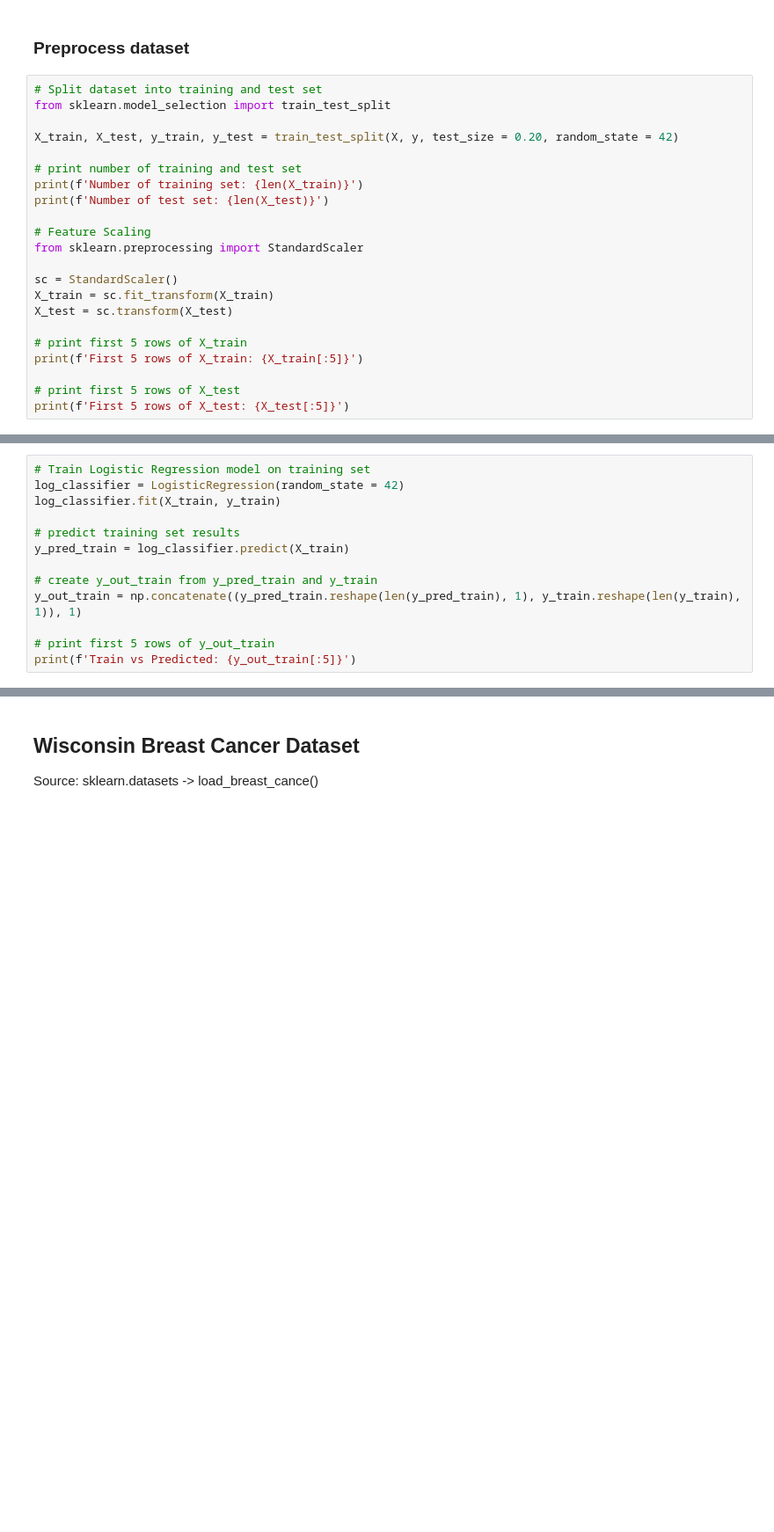
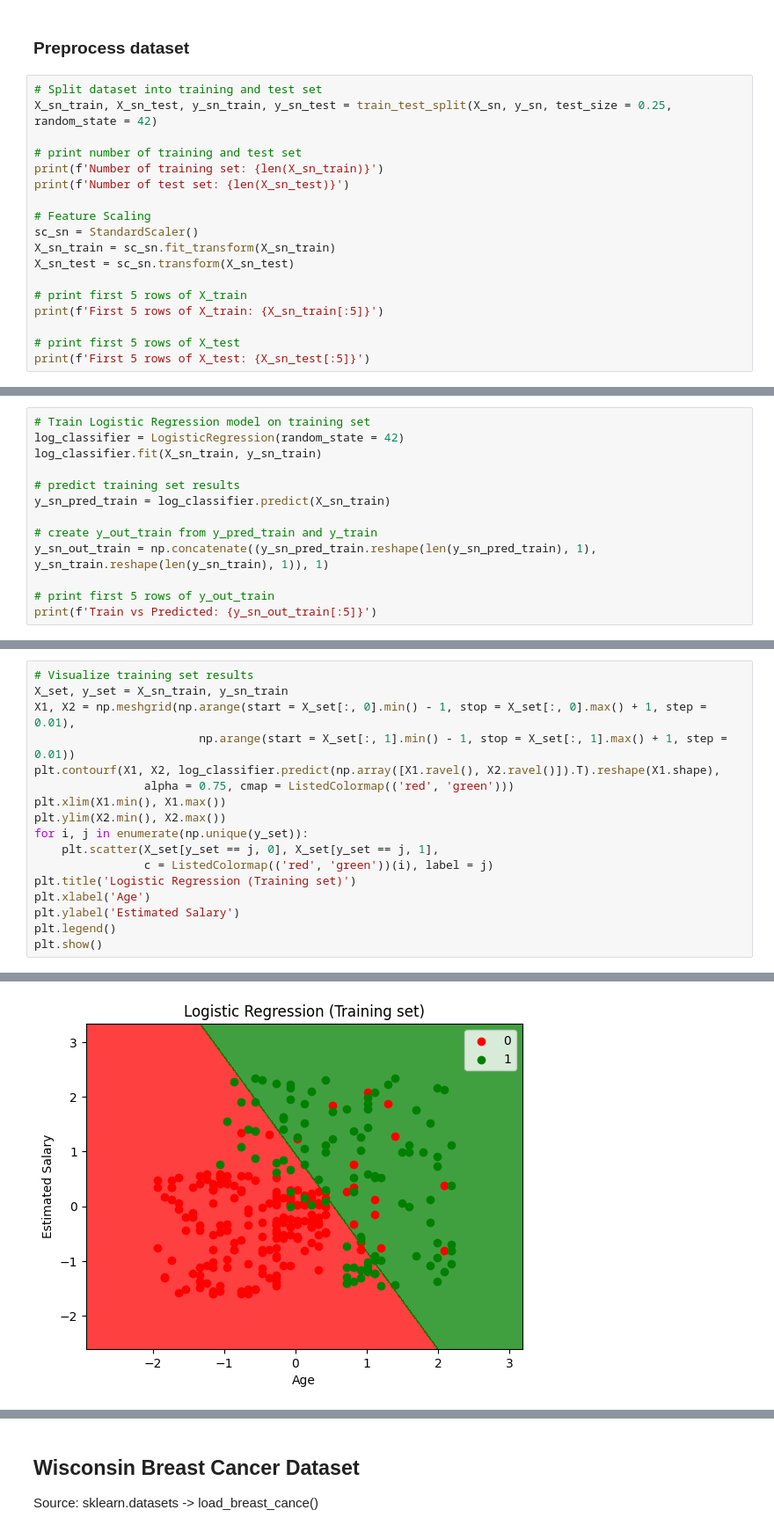
Before and after one commit to mohikhsan/learnml, a Jupyter notebook: classification/logistic_regression.ipynb, the cells around one changed output, grey strips where cells are left out. Shown: that part at 88% size. Saved outputs shown, nothing was run; the diff lists cells and outputs as text; blank space fills up the shorter version.

```diff
--- a/classification/logistic_regression.ipynb
+++ b/classification/logistic_regression.ipynb
@@ -59,24 +66,20 @@ plt.show()
 ### Preprocess dataset
 # %%
 # Split dataset into training and test set
-from sklearn.model_selection import train_test_split
-
-X_train, X_test, y_train, y_test = train_test_split(X, y, test_size = 0.20, random_state = 42)
+X_sn_train, X_sn_test, y_sn_train, y_sn_test = train_test_split(X_sn, y_sn, test_size = 0.25, random_state = 42)
 
 # print number of training and test set
-print(f'Number of training set: {len(X_train)}')
-print(f'Number of test set: {len(X_test)}')
+print(f'Number of training set: {len(X_sn_train)}')
+print(f'Number of test set: {len(X_sn_test)}')
 
 # Feature Scaling
-from sklearn.preprocessing import StandardScaler
-
-sc = StandardScaler()
-X_train = sc.fit_transform(X_train)
-X_test = sc.transform(X_test)
+sc_sn = StandardScaler()
+X_sn_train = sc_sn.fit_transform(X_sn_train)
+X_sn_test = sc_sn.transform(X_sn_test)
 
 # print first 5 rows of X_train
-print(f'First 5 rows of X_train: {X_train[:5]}')
+print(f'First 5 rows of X_train: {X_sn_train[:5]}')
 
 # print first 5 rows of X_test
-print(f'First 5 rows of X_test: {X_test[:5]}')
+print(f'First 5 rows of X_test: {X_sn_test[:5]}')
 # %% [output]
@@ -97,14 +100,14 @@ First 5 rows of X_test: [[ 0.79753468 -1.40447546]
 # %%
 # Train Logistic Regression model on training set
 log_classifier = LogisticRegression(random_state = 42)
-log_classifier.fit(X_train, y_train)
+log_classifier.fit(X_sn_train, y_sn_train)
 
 # predict training set results
-y_pred_train = log_classifier.predict(X_train)
+y_sn_pred_train = log_classifier.predict(X_sn_train)
 
 # create y_out_train from y_pred_train and y_train
-y_out_train = np.concatenate((y_pred_train.reshape(len(y_pred_train), 1), y_train.reshape(len(y_train), 1)), 1)
+y_sn_out_train = np.concatenate((y_sn_pred_train.reshape(len(y_sn_pred_train), 1), y_sn_train.reshape(len(y_sn_train), 1)), 1)
 
 # print first 5 rows of y_out_train
-print(f'Train vs Predicted: {y_out_train[:5]}')
+print(f'Train vs Predicted: {y_sn_out_train[:5]}')
 # %% [output]
@@ -128,0 +138,18 @@ Accuracy: 0.840625
+# %%
+# Visualize training set results
+X_set, y_set = X_sn_train, y_sn_train
+X1, X2 = np.meshgrid(np.arange(start = X_set[:, 0].min() - 1, stop = X_set[:, 0].max() + 1, step = 0.01),
+                        np.arange(start = X_set[:, 1].min() - 1, stop = X_set[:, 1].max() + 1, step = 0.01))
+plt.contourf(X1, X2, log_classifier.predict(np.array([X1.ravel(), X2.ravel()]).T).reshape(X1.shape),
+                alpha = 0.75, cmap = ListedColormap(('red', 'green')))
+plt.xlim(X1.min(), X1.max())
+plt.ylim(X2.min(), X2.max())
+for i, j in enumerate(np.unique(y_set)):
+    plt.scatter(X_set[y_set == j, 0], X_set[y_set == j, 1],
+                c = ListedColormap(('red', 'green'))(i), label = j)
+plt.title('Logistic Regression (Training set)')
+plt.xlabel('Age')
+plt.ylabel('Estimated Salary')
+plt.legend()
+plt.show()
+# %% [output]
@@ -128,0 +158 @@ Accuracy: 0.840625
+[figure, added]
```
Also changed, not shown: parts of 28 cells of this notebook, 6 other files.
